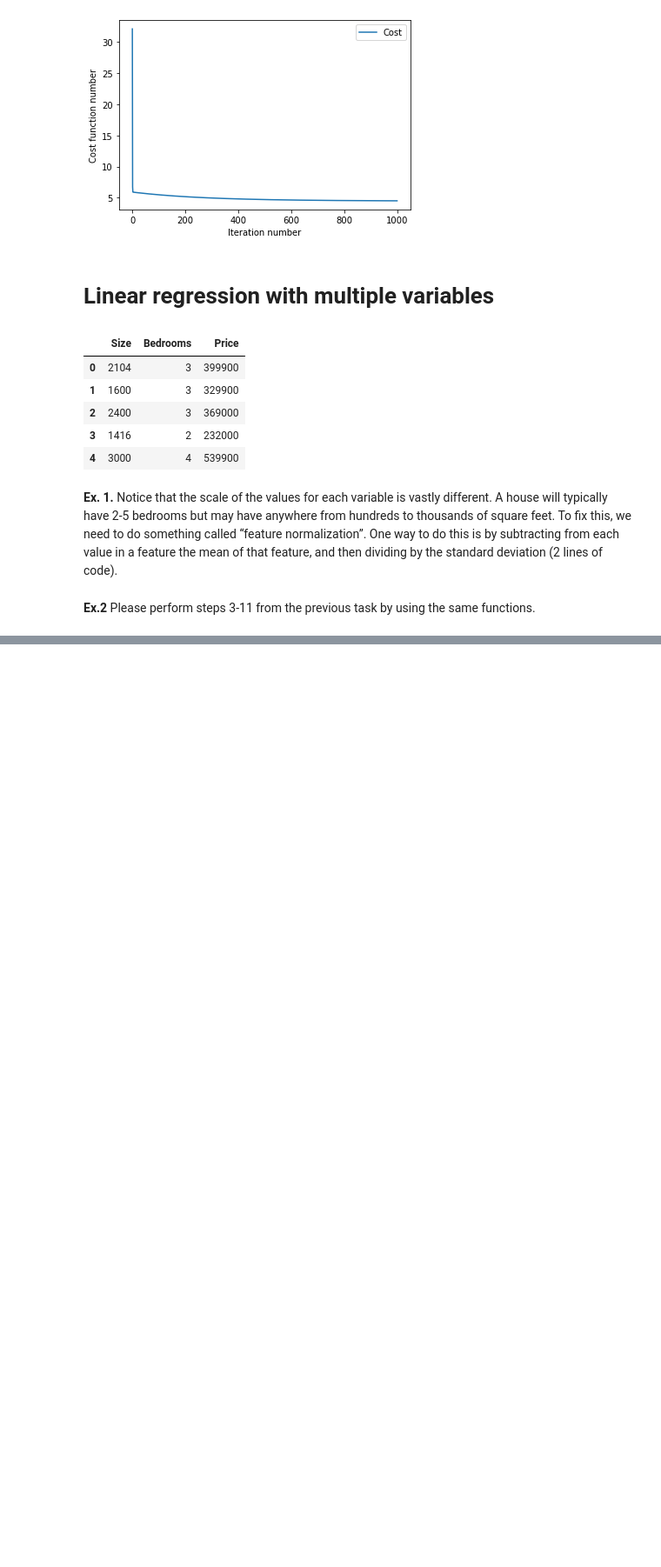
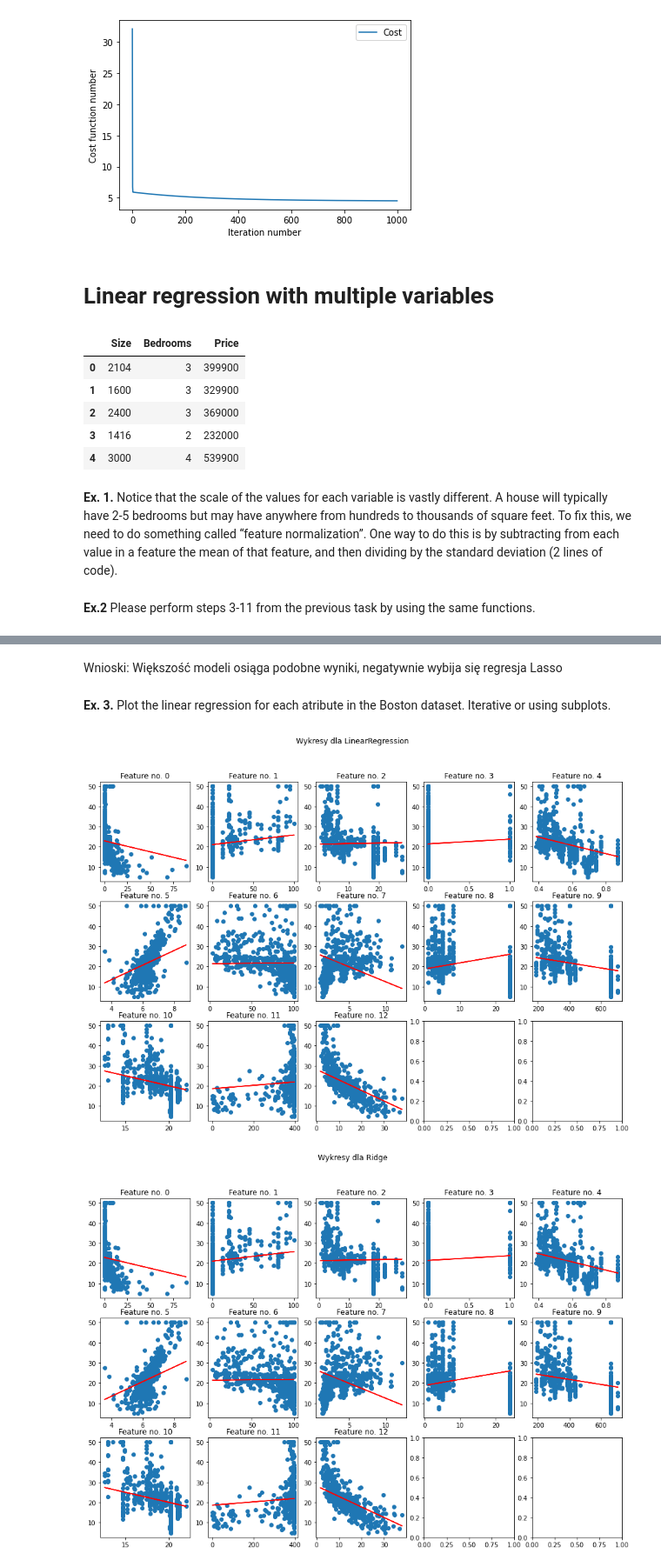
Before and after one commit to marek-lechowicz/machine_learning, a Jupyter notebook: lab2_linear_regression/lab2_linear_regression.ipynb, the cells around one changed output, grey strips where cells are left out. Shown: that part at 87% size. Saved outputs shown, nothing was run; the diff lists cells and outputs as text; code cells hidden in the pictures; blank space fills up the shorter version.

```diff
--- a/lab2_linear_regression/lab2_linear_regression.ipynb
+++ b/lab2_linear_regression/lab2_linear_regression.ipynb
@@ -183,0 +277,14 @@ plt.show()
+# %%
+reg_LinReg = linm.LinearRegression()
+reg_Ridge = linm.Ridge(alpha = .5)
+reg_Lasso = linm.Lasso(alpha = 5.1)
+reg_ElNet = linm.ElasticNet(alpha = .5, l1_ratio=0.5)
+# %%
+models = [reg_LinReg, reg_Ridge, reg_Lasso, reg_ElNet]
+for model in models:
+    model.fit(X_train, Y_train)
+# %%
+Y_pred = list()
+
+for model in models:
+    Y_pred.append(model.predict(X_test))
@@ -183,0 +307,7 @@ plt.show()
+# %%
+from sklearn.metrics import mean_squared_error, r2_score
+
+for model, i in zip(models, range(len(models))):
+    print(f"\n{model.__class__.__name__}: \
+            \nMSE = {mean_squared_error(Y_pred[i], Y_test)}, \
+            \nR2 = {r2_score(Y_pred[i], Y_test)}")
@@ -183,0 +330,20 @@ plt.show()
+# %% [markdown]
+Wnioski: Większość modeli osiąga podobne wyniki, negatywnie wybija się regresja Lasso
+# %% [markdown]
+**Ex. 3.** Plot the linear regression for each atribute in the Boston dataset. Iterative or using subplots.
+# %%
+for model in models:
+    fig, axs = plt.subplots(nrows=3, ncols=5, figsize=(15, 10))
+    for ax, feature in zip(axs.flat, range(model.n_features_in_)):
+        X_temp = np.zeros(boston_X_scaled.shape)
+        X_temp[:,0] = 1
+        X_temp[:,feature] = boston_X_scaled[:,feature]
+        ax.scatter(boston_X[:,feature], boston_Y)
+        ax.plot(boston_X[:,feature], model.predict(X_temp),'r')
+        ax.set_title(f"Feature no. {feature}")
+
+    plt.suptitle(f"Wykresy dla {model.__class__.__name__}")
+    plt.show()
+# %% [output]
+[figure, added]
+[figure, added]
```
Also changed, not shown: parts of 19 cells of this notebook.
